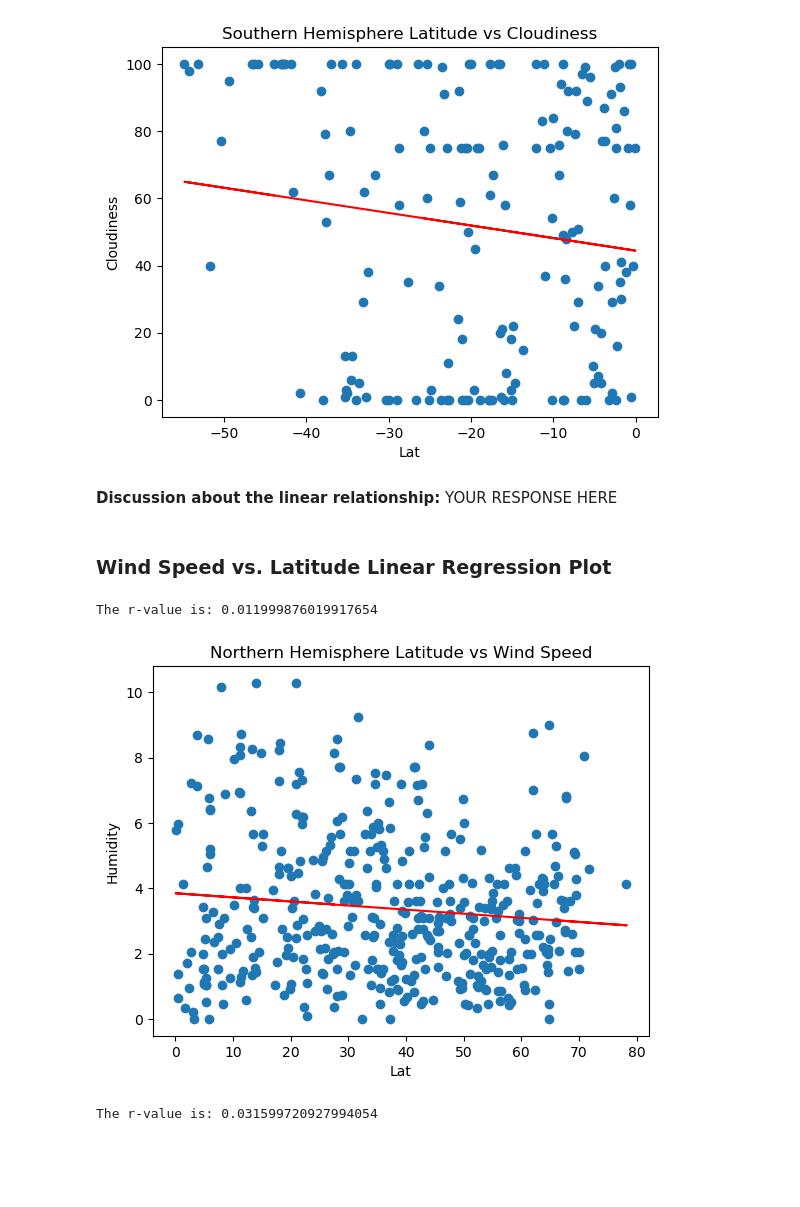
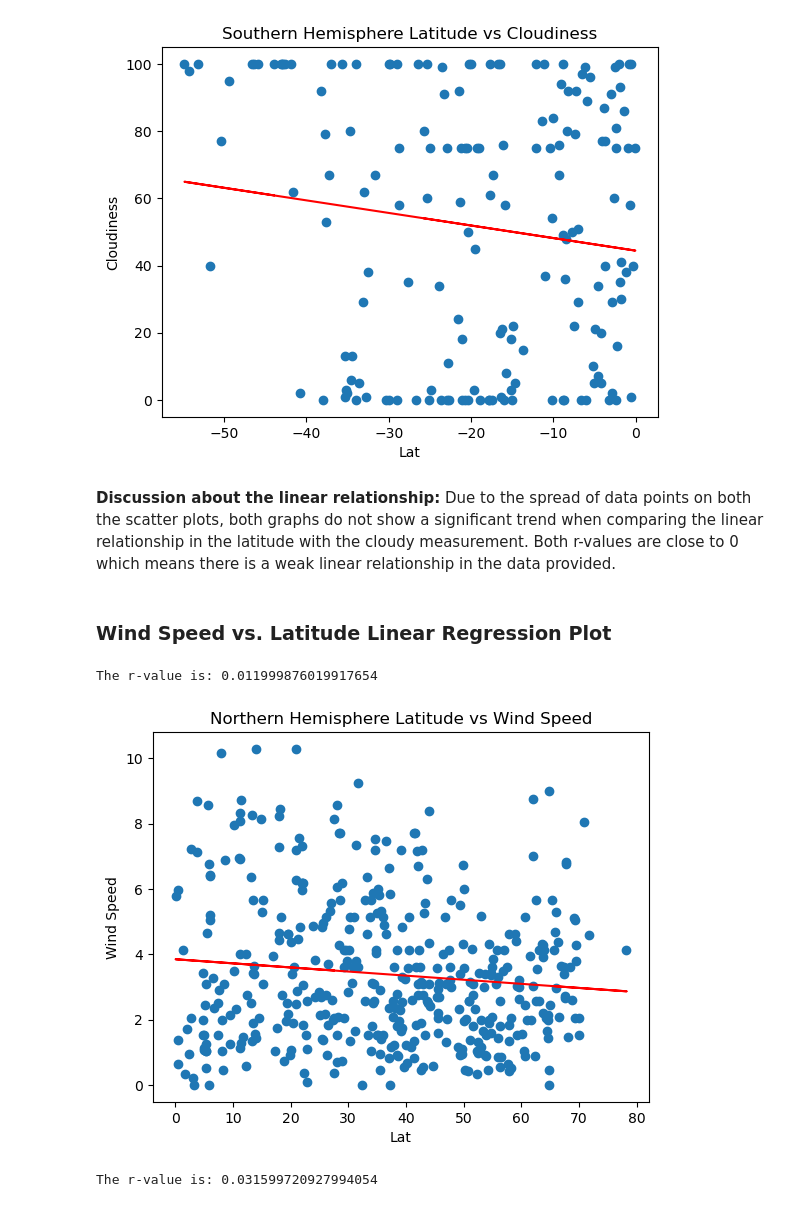
Before and after one commit to fincherc/python-api-challenge, a Jupyter notebook: WeatherPy/WeatherPy.ipynb, the cells around one changed output. Drawn from its saved outputs; the diff is of its cells as text; code cells hidden in the pictures; blank space fills up the shorter version.

Commit message:
discussion points

```diff
--- a/WeatherPy/WeatherPy.ipynb
+++ b/WeatherPy/WeatherPy.ipynb
@@ -361,16 +361,16 @@ lin_regress_plots(southern_hemi_df["Lat"], southern_hemi_df["Cloudiness"], "Lat"
 # %% [output]
 The r-value is: 0.018620483169114282
 [figure]
-# %% [markdown]
-**Discussion about the linear relationship:** YOUR RESPONSE HERE
+# %% [markdown]
+**Discussion about the linear relationship:** Due to the spread of data points on both the scatter plots, both graphs do not show a significant trend when comparing the linear relationship in the latitude with the cloudy measurement. Both r-values are close to 0 which means there is a weak linear relationship in the data provided.
 # %% [markdown]
 ### Wind Speed vs. Latitude Linear Regression Plot
 # %%
 # Northern Hemisphere
-lin_regress_plots(northern_hemi_df["Lat"], northern_hemi_df["Wind Speed"], "Lat", "Humidity", "Northern Hemisphere Latitude vs Wind Speed")
+lin_regress_plots(northern_hemi_df["Lat"], northern_hemi_df["Wind Speed"], "Lat", "Wind Speed", "Northern Hemisphere Latitude vs Wind Speed")
 # %% [output]
 The r-value is: 0.011999876019917654
-[figure, old version]
+[figure, new version]
 # %%
 # Southern Hemisphere
 lin_regress_plots(southern_hemi_df["Lat"], southern_hemi_df["Wind Speed"], "Lat", "Wind Speed", "Southern Hemisphere Latitude vs Wind Speed")
```
Also changed, not shown: parts of 6 cells of this notebook.
